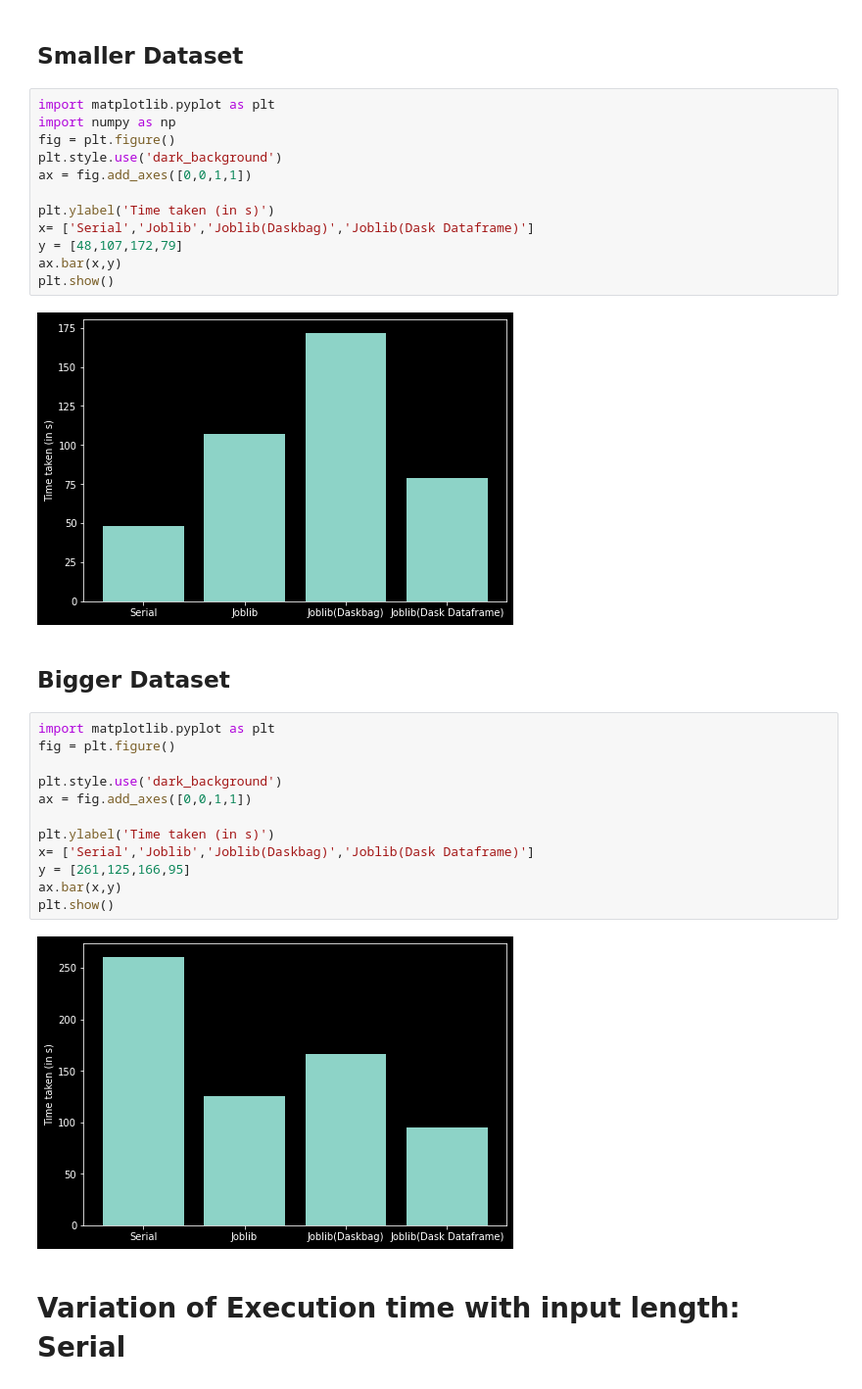
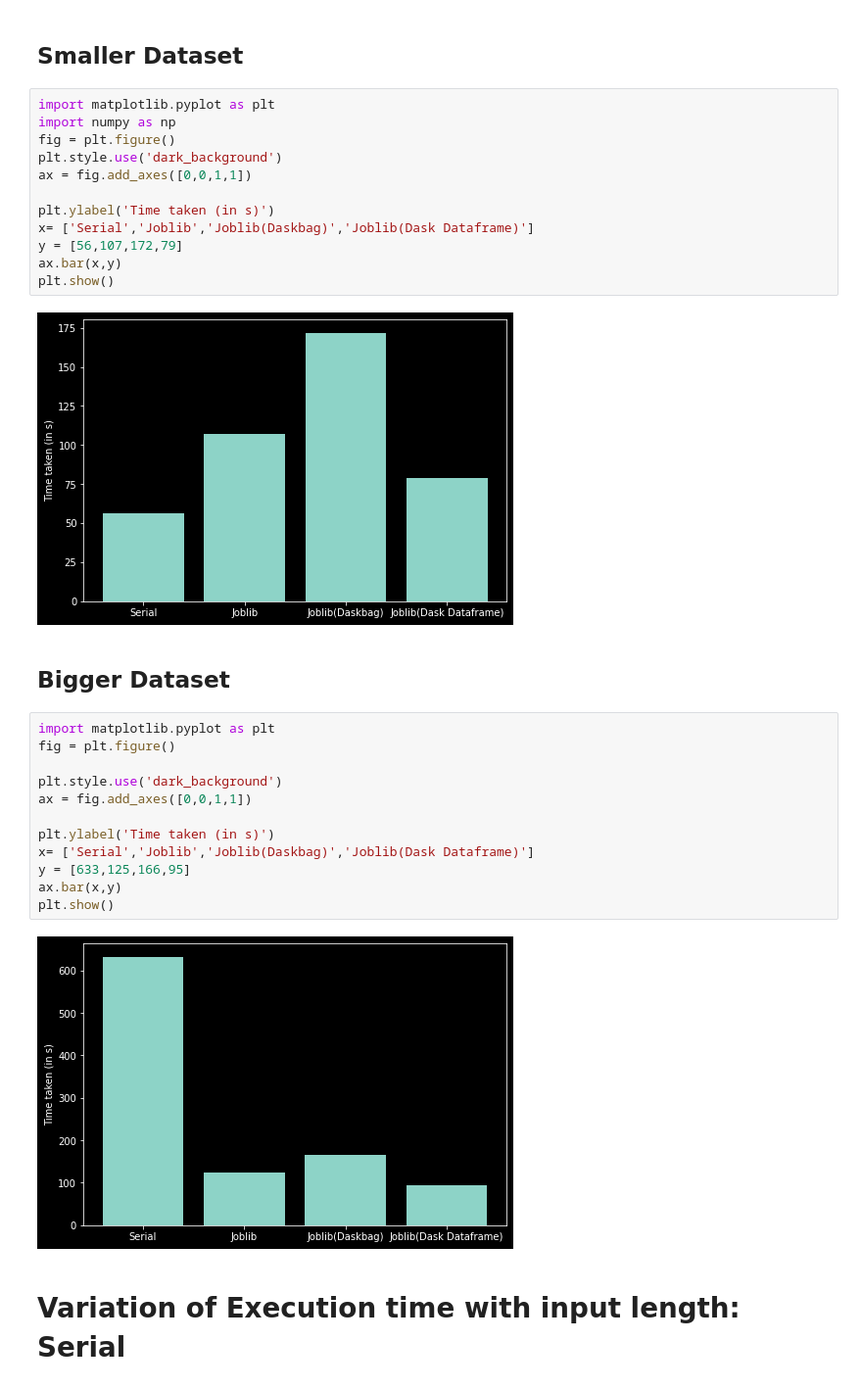
Before and after one commit to raghavverma651/CipherSurvey, a Jupyter notebook: Python/Results (Keyword).ipynb, the cells around one changed output. Shown: that part at 98% size. Drawn from its saved outputs; the diff is of its cells as text.

```diff
--- a/Python/Results (Keyword).ipynb
+++ b/Python/Results (Keyword).ipynb
@@ -11,27 +11,27 @@ ax = fig.add_axes([0,0,1,1])
 
 plt.ylabel('Time taken (in s)')
 x= ['Serial','Joblib','Joblib(Daskbag)','Joblib(Dask Dataframe)']
-y = [48,107,172,79]
+y = [56,107,172,79]
 ax.bar(x,y)
 plt.show()
 # %% [output]
-[figure, old version]
+[figure, new version]
 # %% [markdown]
 ## Bigger Dataset
 # %%
 import matplotlib.pyplot as plt
 fig = plt.figure()
 
 plt.style.use('dark_background')
 ax = fig.add_axes([0,0,1,1])
 
 plt.ylabel('Time taken (in s)')
 x= ['Serial','Joblib','Joblib(Daskbag)','Joblib(Dask Dataframe)']
-y = [261,125,166,95]
+y = [633,125,166,95]
 ax.bar(x,y)
 plt.show()
 # %% [output]
-[figure, old version]
+[figure, new version]
 # %% [markdown]
 # Variation of Execution time with input length: Serial
 # %%
```
